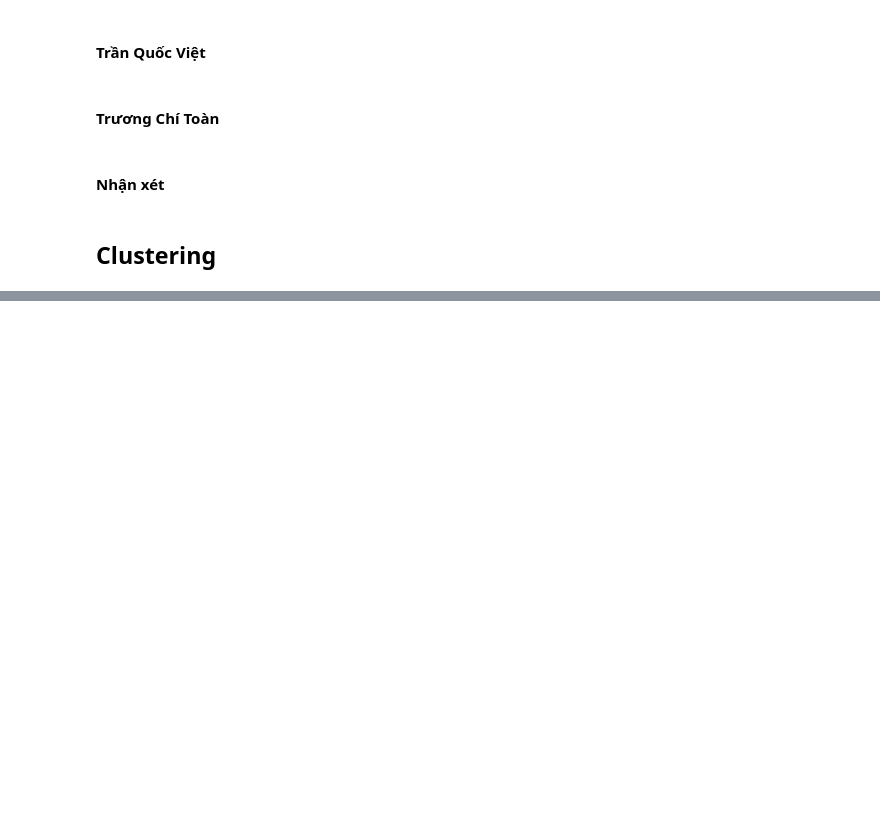
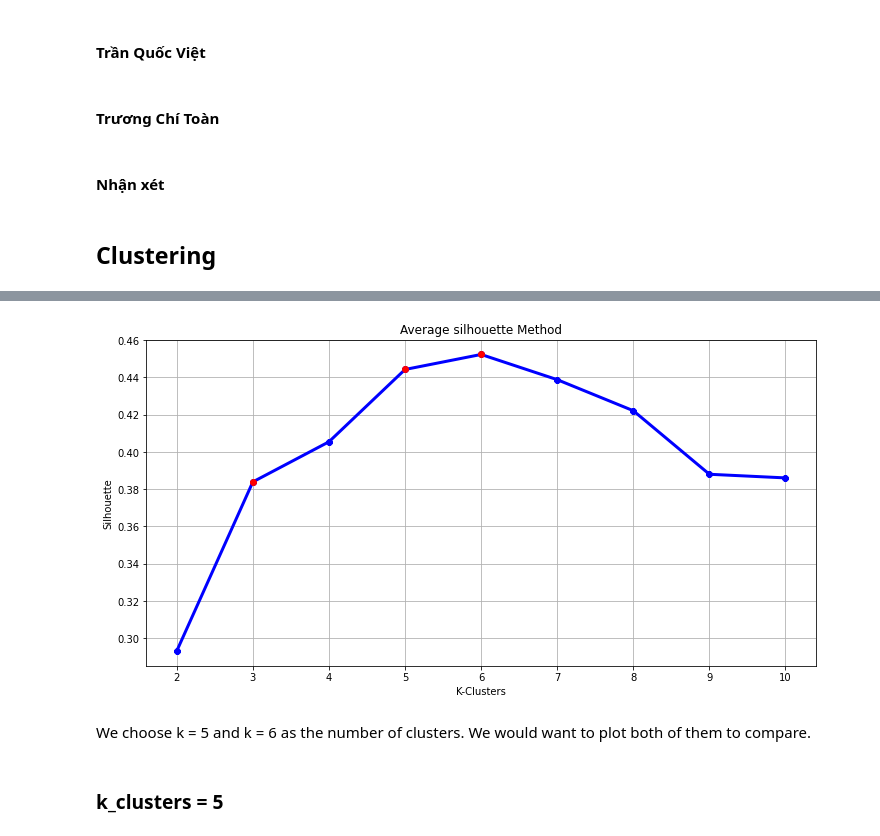
Before and after one commit to vietsimon/CLUSTERING-PROJECT, a Jupyter notebook: Project-3.ipynb, the cells around one changed output, grey strips where cells are left out. Saved outputs shown, nothing was run; the diff lists cells and outputs as text; code cells hidden in the pictures; blank space fills up the shorter version.

```diff
--- a/Project-3.ipynb
+++ b/Project-3.ipynb
@@ -131,0 +169,18 @@ mall_customers_df
+# %%
+fig, ax = plt.subplots(figsize=(12, 6))
+plt.grid()
+plt.plot(range(2,11),s_score, linewidth=3, color="blue", marker ="8")
+plt.plot(3,s_score[1],'ro')
+plt.plot(5,s_score[3],'ro')
+plt.plot(6,s_score[4],'ro')
+ax.set_title('Average silhouette Method')
+ax.set_xlabel('K-Clusters')
+ax.set_ylabel('Silhouette')
+
+plt.show()
+# %% [output]
+[figure, added]
+# %% [markdown]
+We choose k = 5 and k = 6 as the number of clusters. We would want to plot both of them to compare.
+# %% [markdown]
+### k_clusters = 5
```
Also changed, not shown: parts of 14 cells of this notebook.
